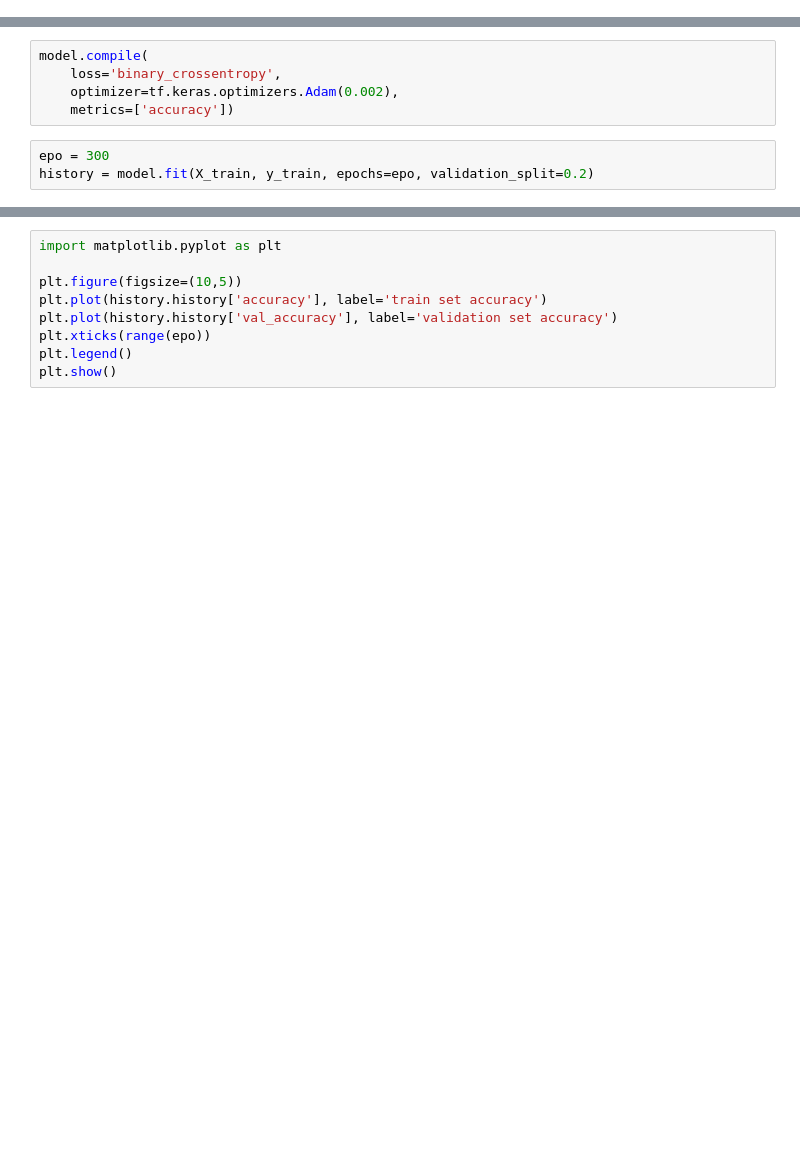
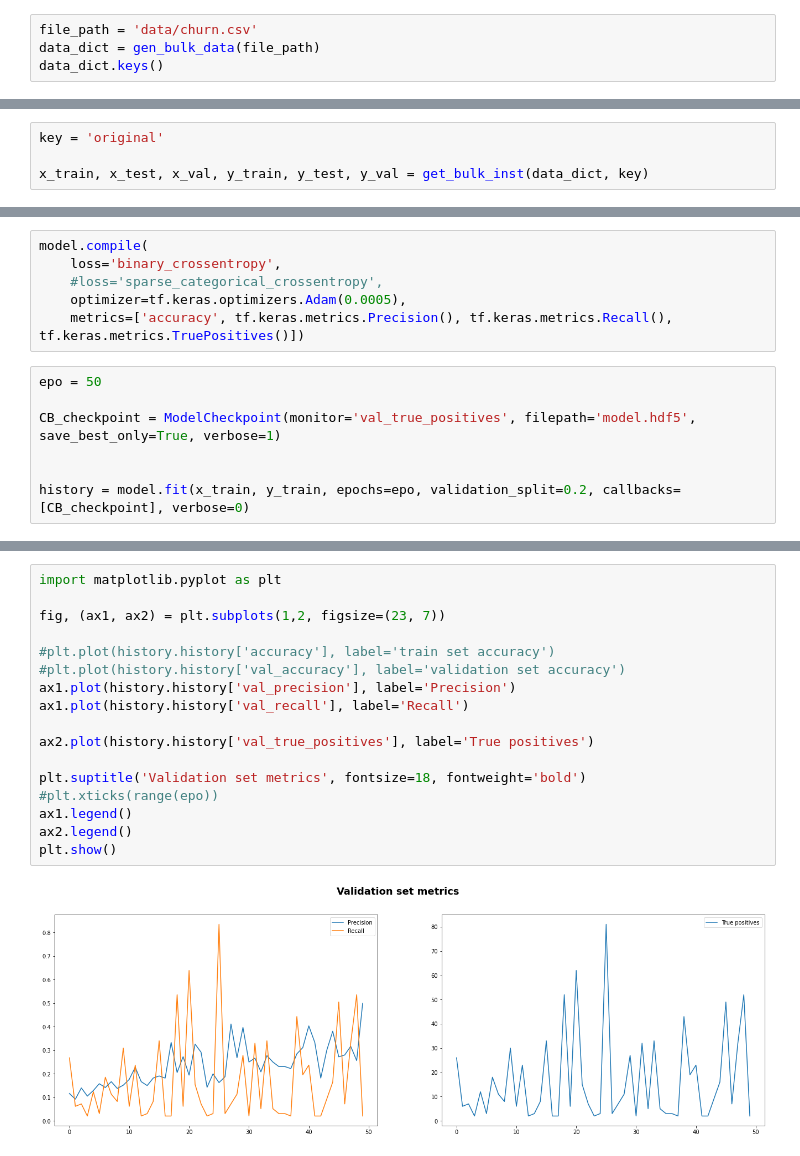
Before and after one commit to Parn1984/AIDA-Project-Team-C, a Jupyter notebook: Neural_Network_classification.ipynb, the cells around one changed output, grey strips where cells are left out. Saved outputs shown, nothing was run; the diff lists cells and outputs as text; blank space fills up the shorter version.

Commit message:
Updated Neural network with changed model and metrics recalculated KNN notebooks

```diff
--- a/Neural_Network_classification.ipynb
+++ b/Neural_Network_classification.ipynb
@@ -37,0 +17,4 @@ y_test shape: (1000,)
+# %%
+file_path = 'data/churn.csv'
+data_dict = gen_bulk_data(file_path)
+data_dict.keys()
@@ -37,0 +23,4 @@ y_test shape: (1000,)
+# %%
+key = 'original'
+
+x_train, x_test, x_val, y_train, y_test, y_val = get_bulk_inst(data_dict, key)
@@ -68,8 +107,13 @@ InternalError: CUDA runtime implicit initialization on GPU:0 failed. Status: out
 # %%
 model.compile(
     loss='binary_crossentropy',
-    optimizer=tf.keras.optimizers.Adam(0.002),
-    metrics=['accuracy'])
+    #loss='sparse_categorical_crossentropy',
+    optimizer=tf.keras.optimizers.Adam(0.0005),
+    metrics=['accuracy', tf.keras.metrics.Precision(), tf.keras.metrics.Recall(), tf.keras.metrics.TruePositives()])
 # %%
-epo = 300
-history = model.fit(X_train, y_train, epochs=epo, validation_split=0.2)
+epo = 50
+
+CB_checkpoint = ModelCheckpoint(monitor='val_true_positives', filepath='model.hdf5', save_best_only=True, verbose=1)
+
+
+history = model.fit(x_train, y_train, epochs=epo, validation_split=0.2, callbacks=[CB_checkpoint], verbose=0)
@@ -78,10 +144,20 @@ model.evaluate(X_test, y_test)
 # %%
 import matplotlib.pyplot as plt
 
-plt.figure(figsize=(10,5))
-plt.plot(history.history['accuracy'], label='train set accuracy')
-plt.plot(history.history['val_accuracy'], label='validation set accuracy')
-plt.xticks(range(epo))
-plt.legend()
+fig, (ax1, ax2) = plt.subplots(1,2, figsize=(23, 7))
+
+#plt.plot(history.history['accuracy'], label='train set accuracy')
+#plt.plot(history.history['val_accuracy'], label='validation set accuracy')
+ax1.plot(history.history['val_precision'], label='Precision')
+ax1.plot(history.history['val_recall'], label='Recall')
+
+ax2.plot(history.history['val_true_positives'], label='True positives')
+
+plt.suptitle('Validation set metrics', fontsize=18, fontweight='bold')
+#plt.xticks(range(epo))
+ax1.legend()
+ax2.legend()
 plt.show()
+# %% [output]
+[figure, added]
 # %%
```
Also changed, not shown: parts of 18 cells of this notebook, 1 other file.
